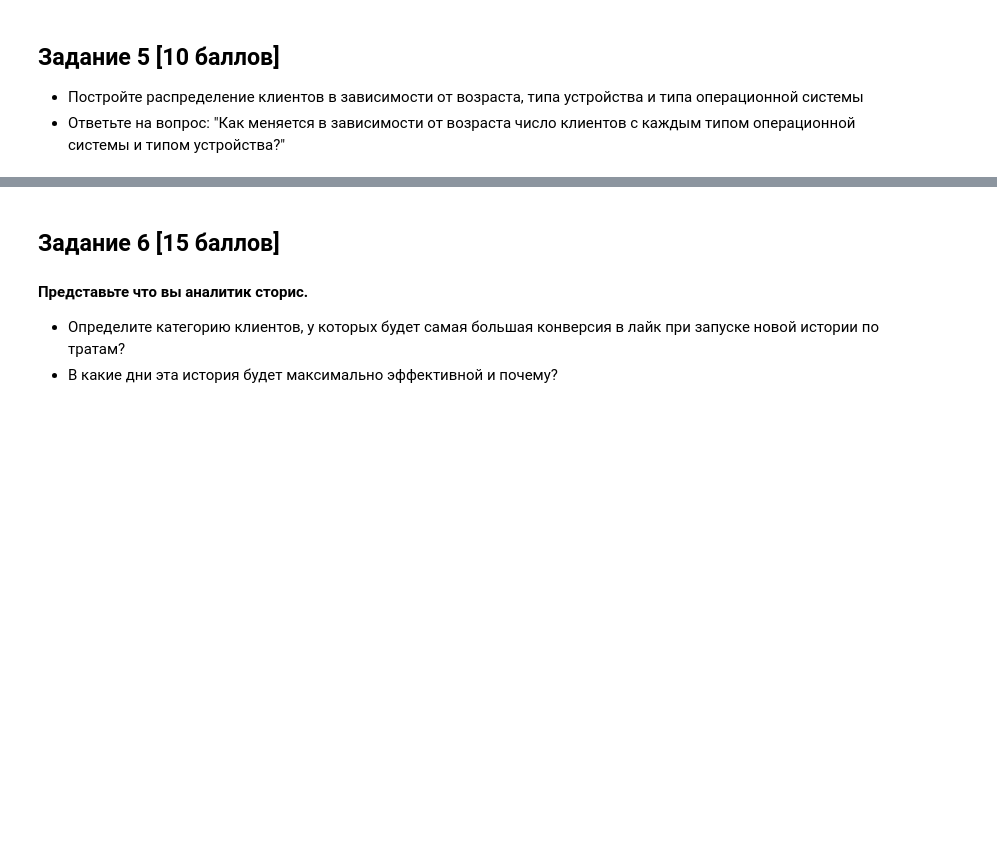
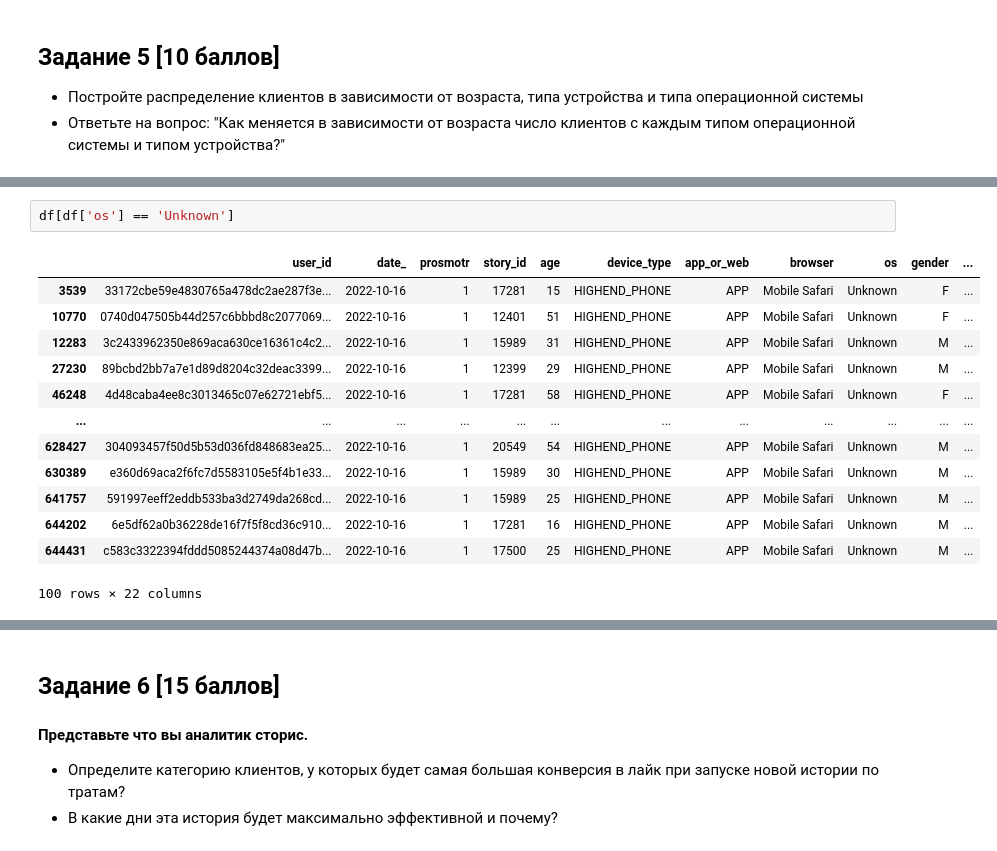
Before and after one commit to Arseny13/hw_sc_tf, a Jupyter notebook: final_task/final_project-d644ad77-655f-4f2c-aa11-153a586360fe.ipynb, the cells around one changed output, grey strips where cells are left out. Drawn from its saved outputs; the diff is of its cells as text; blank space fills up the shorter version.

```diff
--- a/final_task/final_project-d644ad77-655f-4f2c-aa11-153a586360fe.ipynb
+++ b/final_task/final_project-d644ad77-655f-4f2c-aa11-153a586360fe.ipynb
@@ -100,0 +128,16 @@ inside_country
+# %%
+df[df['os'] == 'Unknown']
+# %% [output]
+|  | user_id | date_ | prosmotr | story_id | age | device_type | app_or_web | browser | os | gender | ... |
+| 3539 | 33172cbe59e4830765a478dc2ae287f3e... | 2022-10-16 | 1 | 17281 | 15 | HIGHEND_PHONE | APP | Mobile Safari | Unknown | F | ... |
+| 10770 | 0740d047505b44d257c6bbbd8c2077069... | 2022-10-16 | 1 | 12401 | 51 | HIGHEND_PHONE | APP | Mobile Safari | Unknown | F | ... |
+| 12283 | 3c2433962350e869aca630ce16361c4c2... | 2022-10-16 | 1 | 15989 | 31 | HIGHEND_PHONE | APP | Mobile Safari | Unknown | M | ... |
+| 27230 | 89bcbd2bb7a7e1d89d8204c32deac3399... | 2022-10-16 | 1 | 12399 | 29 | HIGHEND_PHONE | APP | Mobile Safari | Unknown | M | ... |
+| 46248 | 4d48caba4ee8c3013465c07e62721ebf5... | 2022-10-16 | 1 | 17281 | 58 | HIGHEND_PHONE | APP | Mobile Safari | Unknown | F | ... |
+| ... | ... | ... | ... | ... | ... | ... | ... | ... | ... | ... | ... |
+| 628427 | 304093457f50d5b53d036fd848683ea25... | 2022-10-16 | 1 | 20549 | 54 | HIGHEND_PHONE | APP | Mobile Safari | Unknown | M | ... |
+| 630389 | e360d69aca2f6fc7d5583105e5f4b1e33... | 2022-10-16 | 1 | 15989 | 30 | HIGHEND_PHONE | APP | Mobile Safari | Unknown | M | ... |
+| 641757 | 591997eeff2eddb533ba3d2749da268cd... | 2022-10-16 | 1 | 15989 | 25 | HIGHEND_PHONE | APP | Mobile Safari | Unknown | M | ... |
+| 644202 | 6e5df62a0b36228de16f7f5f8cd36c910... | 2022-10-16 | 1 | 17281 | 16 | HIGHEND_PHONE | APP | Mobile Safari | Unknown | M | ... |
+| 644431 | c583c3322394fddd5085244374a08d47b... | 2022-10-16 | 1 | 17500 | 25 | HIGHEND_PHONE | APP | Mobile Safari | Unknown | M | ... |
+100 rows × 22 columns
```
Also changed, not shown: parts of 4 cells of this notebook.
